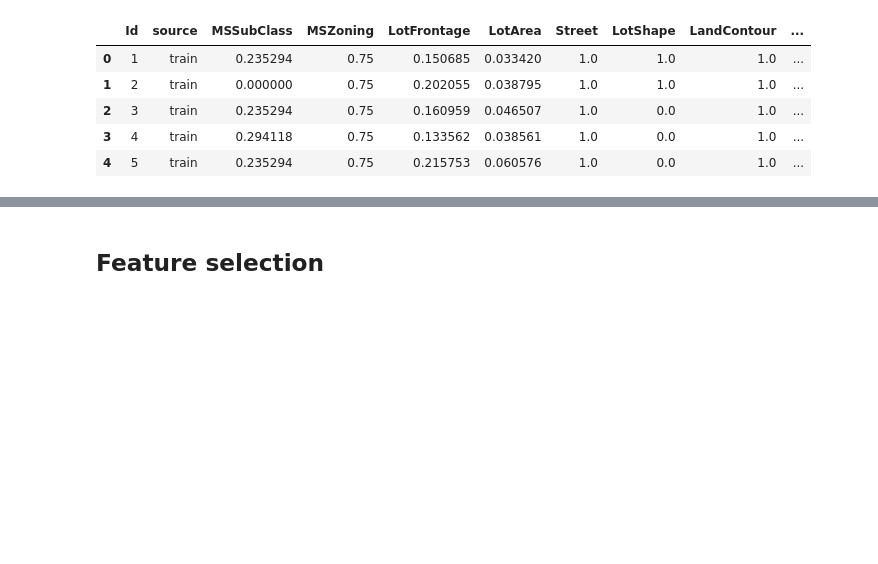
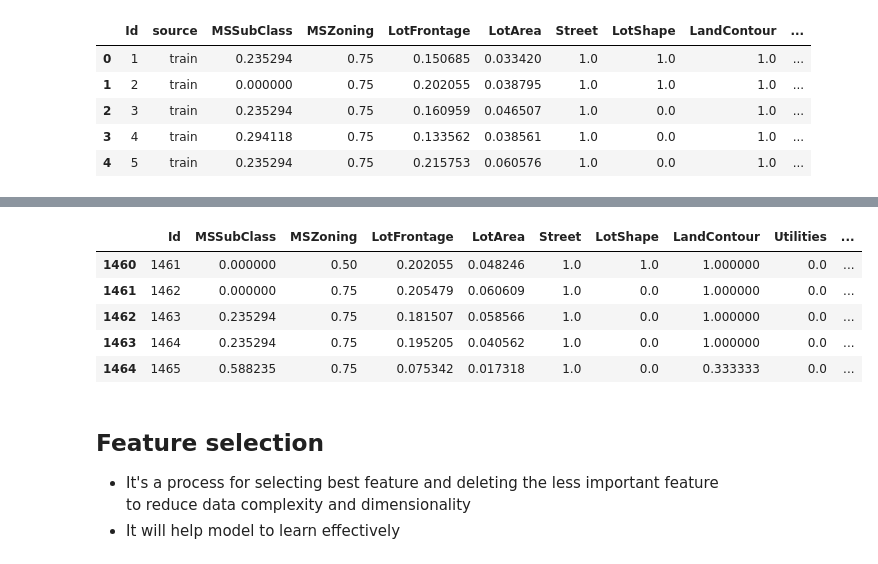
Before and after one commit to fardusalam/Advance-House-Price-Prediction, a Jupyter notebook: Feature Engineering.ipynb, the cells around one changed output, grey strips where cells are left out. Saved outputs shown, nothing was run; the diff lists cells and outputs as text; code cells hidden in the pictures; blank space fills up the shorter version.

```diff
--- a/Feature Engineering.ipynb
+++ b/Feature Engineering.ipynb
@@ -339,2 +362,13 @@ dataset.head()
+# %%
+processed_test.head()
+# %% [output]
+|  | Id | MSSubClass | MSZoning | LotFrontage | LotArea | Street | LotShape | LandContour | Utilities | ... |
+| 1460 | 1461 | 0.000000 | 0.50 | 0.202055 | 0.048246 | 1.0 | 1.0 | 1.000000 | 0.0 | ... |
+| 1461 | 1462 | 0.000000 | 0.75 | 0.205479 | 0.060609 | 1.0 | 0.0 | 1.000000 | 0.0 | ... |
+| 1462 | 1463 | 0.235294 | 0.75 | 0.181507 | 0.058566 | 1.0 | 0.0 | 1.000000 | 0.0 | ... |
+| 1463 | 1464 | 0.235294 | 0.75 | 0.195205 | 0.040562 | 1.0 | 0.0 | 1.000000 | 0.0 | ... |
+| 1464 | 1465 | 0.588235 | 0.75 | 0.075342 | 0.017318 | 1.0 | 0.0 | 0.333333 | 0.0 | ... |
 # %% [markdown]
 ## Feature selection
+  * It's a process for selecting best feature and deleting the less important feature to reduce data complexity and dimensionality
+  * It will help model to learn effectively
```
Also changed, not shown: parts of 17 cells of this notebook.
